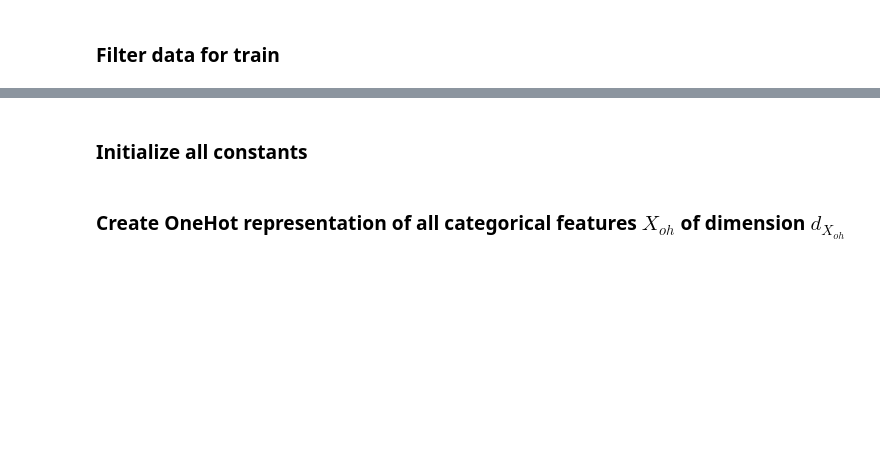
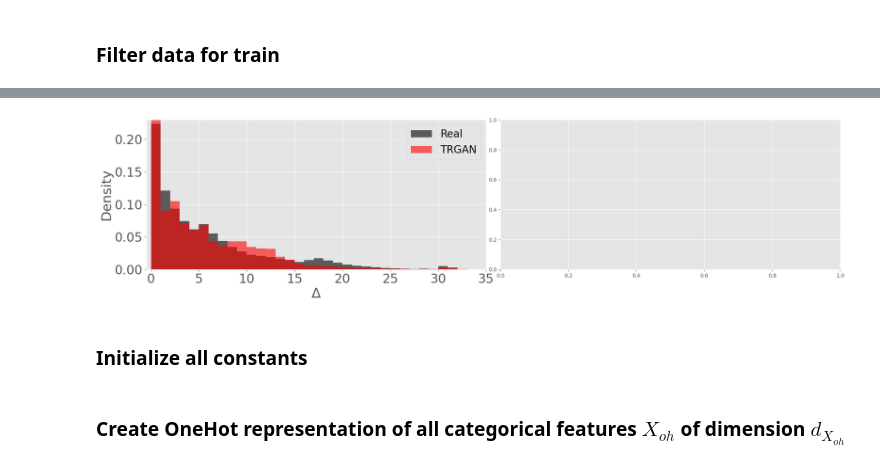
Before and after one commit to kirillzx/TRGAN, a Jupyter notebook: TRGAN_chech.ipynb, the cells around one changed output, grey strips where cells are left out. Saved outputs shown, nothing was run; the diff lists cells and outputs as text; code cells hidden in the pictures; blank space fills up the shorter version.

```diff
--- a/TRGAN_chech.ipynb
+++ b/TRGAN_chech.ipynb
@@ -66,7 +83,7 @@ data["datetime"] = data["date"].apply(czech_date_parser)
 # %%
 data = data.rename(columns={"account_id": 'customer', 'tcode': 'mcc', 'datetime': 'transaction_date'})
 
-data = data.drop(['date', 'Unnamed: 0', 'type', 'operation', 'k_symbol', 'balance', 'age', 'column_a'], axis=1)
+data = data.drop(['date', 'Unnamed: 0', 'type', 'operation', 'k_symbol', 'column_a'], axis=1)
 
 # data = data.iloc[np.where(((data['amount'] >= 0.1) & (data['amount'] <= 9_000)))[0]]
 
@@ -128,0 +345,5 @@ data.shape
+# %%
+%%time
+
+cond_vector, data_synth_time, date_transformations, deltas_by_clients, synth_deltas_by_clients, xiP_array, idx_array  = \
+    create_cond_vector(data, date_feature, time_type='synth', name_client_id='customer', opt_time=True, n_splits=4)
@@ -129,3 +353,27 @@ data.shape
+# %%
+real_deltas = np.hstack(deltas_by_clients.values)
+synth_pois_deltas = np.hstack(synth_deltas_by_clients)
+
+fig, axs = plt.subplots(1, 2, figsize=(20, 5), dpi=100)
+
+axs[0].hist(real_deltas, alpha=0.6, bins=np.arange(-1, 35) + 1, label='Real', density=True, color='black')
+axs[0].hist(synth_pois_deltas, alpha=0.6, bins=np.arange(-1, 35) + 1, label='TRGAN', density=True, color='red')
+
+axs[0].legend(fontsize=20)
+axs[0].set_xlabel('$\Delta$', fontsize=26)
+axs[0].set_ylabel('Density', fontsize=26)
+axs[0].tick_params(labelsize=24)
+axs[0].locator_params(axis='x', integer=True)
+axs[0].set_ylim((0, 0.23))
+axs[0].set_xlim((-0.5, 35))
+
+
+plt.subplots_adjust(wspace=0.10)
+plt.tight_layout(pad=0.5)
+# plt.savefig('synth_deltas_czech.pdf', dpi=300)
+plt.show()
+# %% [output]
+[figure, added]
 # %%
 synth_banksformer = pd.read_csv('Data/czech_synth_banksformer_full.csv')
 synth_banksformer = synth_banksformer.sample(len(data))
```
Also changed, not shown: parts of 26 cells of this notebook.
